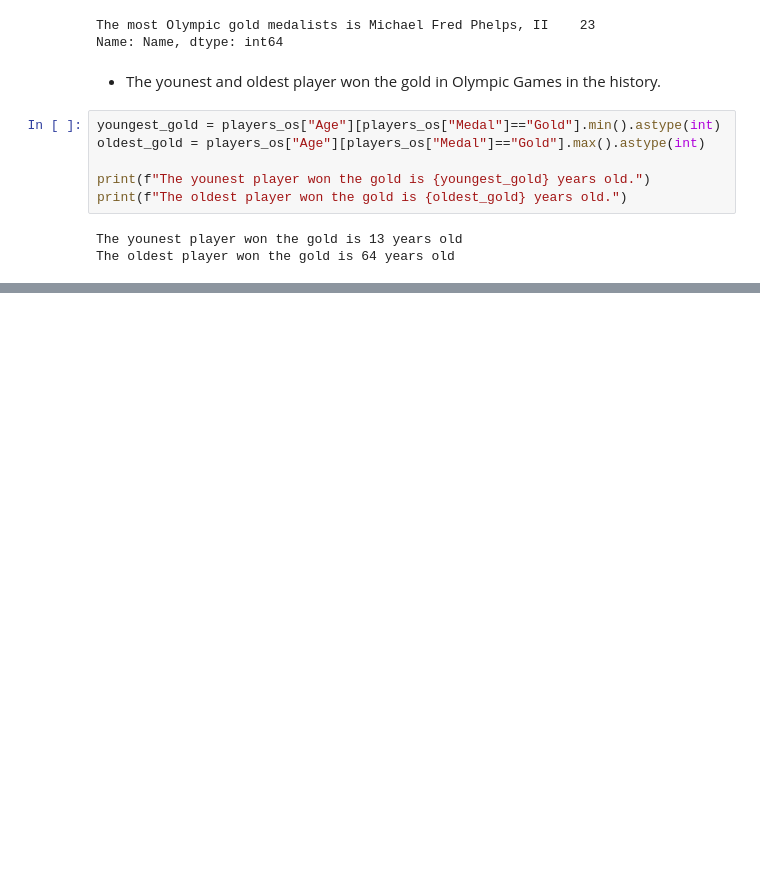
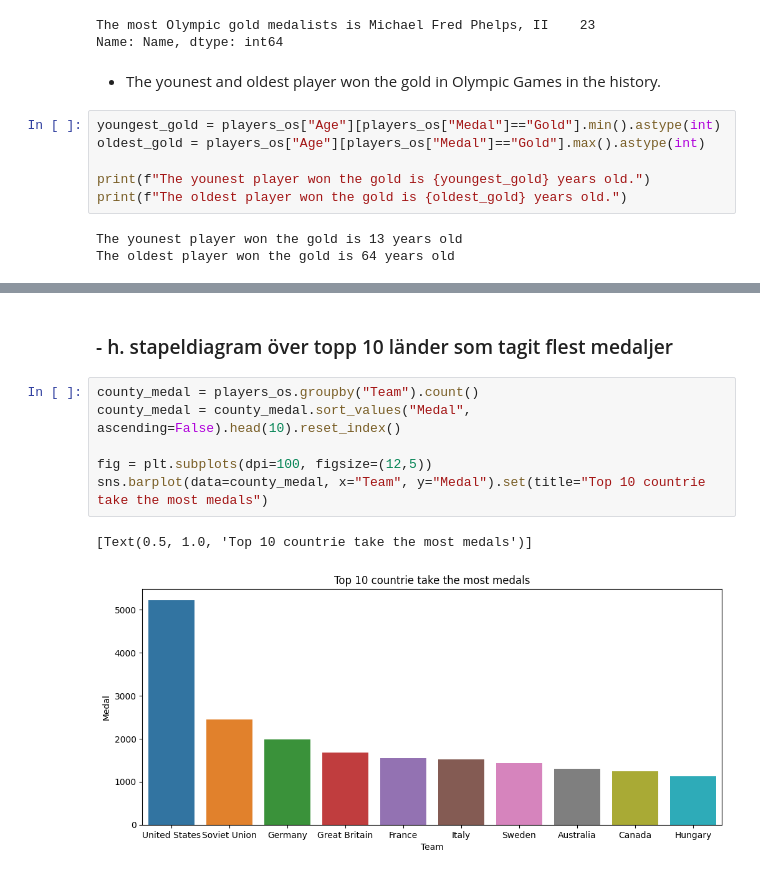
Before and after one commit to cooperhankun/Databehandling-OS-projekt-Kun-Xiu, a Jupyter notebook: Projekt-OS.ipynb, the cells around one changed output, grey strips where cells are left out. Drawn from its saved outputs; the diff is of its cells as text; blank space fills up the shorter version.

```diff
--- a/Projekt-OS.ipynb
+++ b/Projekt-OS.ipynb
@@ -133,0 +145,11 @@ The oldest player won the gold is 64 years old
+# %% [markdown]
+### - h. stapeldiagram över topp 10 länder som tagit flest medaljer
+# %%
+county_medal = players_os.groupby("Team").count()
+county_medal = county_medal.sort_values("Medal", ascending=False).head(10).reset_index()
+
+fig = plt.subplots(dpi=100, figsize=(12,5))
+sns.barplot(data=county_medal, x="Team", y="Medal").set(title="Top 10 countrie take the most medals")
+# %% [output]
+[Text(0.5, 1.0, 'Top 10 countrie take the most medals')]
+[figure, added]
```
Also changed, not shown: parts of 7 cells of this notebook.
